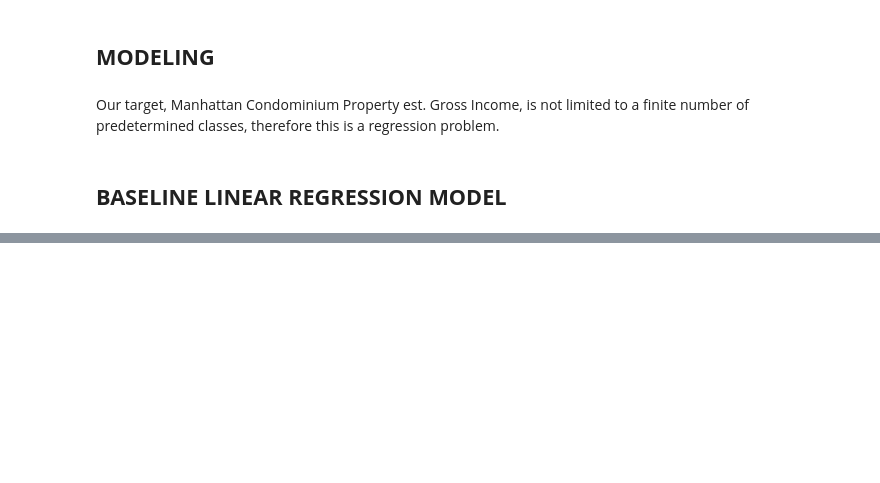
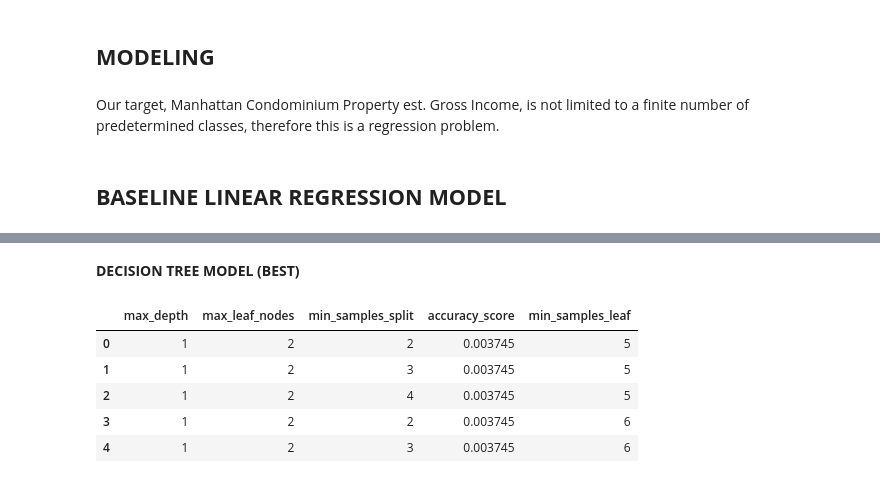
Before and after one commit to starkjones/NYC-Condominium-Rental-Income-Analysis, a Jupyter notebook: NYC_Condo_Comp_RI__Analysis.ipynb, the cells around one changed output, grey strips where cells are left out. Cells and saved outputs as stored; diff of their text form; code cells hidden in the pictures; blank space fills up the shorter version.

```diff
--- a/NYC_Condo_Comp_RI__Analysis.ipynb
+++ b/NYC_Condo_Comp_RI__Analysis.ipynb
@@ -689,0 +793,54 @@ Basline Model Training Scores:
+# %% [markdown]
+**DECISION TREE MODEL (BEST)**
+# %%
+# Best Decision Tree Model with tuned hyperparameters:
+# adapted from David Wan
+
+# List of hyperparameters that will be tuned:
+md_val = []       # max_depth
+ln_val = []       # max_leaf_nodes
+msl_val =[]       # min_samples_leaf
+mss_val = []      # min_samples_split
+accscore = []     # accuracy score
+
+# Loop to interate through hyperparameters:
+
+for md in range(1,5):
+  for ln in range(2,5):
+    for msl in range(5,8):
+      for mss in range(2,5):
+
+        # Model Instantiation:
+        DTb = DecisionTreeClassifier(max_depth = md,
+                                   max_leaf_nodes = ln,
+                                   min_samples_leaf = msl,
+                                   min_samples_split = mss)
+      # Pipeline & Fit:
+        DTbp = make_pipeline(preprocessor, DTb)
+        DTbp.fit(X_train, y_train)
+        test_score = DTbp.score(X_test, y_test)
+
+      # Adding test scores to the list:
+        md_val.append(md)
+        ln_val.append(ln)
+        msl_val.append(msl)
+        mss_val.append(mss)
+        accscore.append(test_score)
+# %%
+# Test Score Data Frame:
+
+accuracydf = pd.DataFrame()
+accuracydf['max_depth'] = md_val
+accuracydf['max_leaf_nodes'] = ln_val
+accuracydf['min_samples_split'] = mss_val
+accuracydf['accuracy_score'] = accscore
+accuracydf['min_samples_leaf'] = msl_val
+
+accuracydf.head()
+# %% [output]
+|  | max_depth | max_leaf_nodes | min_samples_split | accuracy_score | min_samples_leaf |
+| 0 | 1 | 2 | 2 | 0.003745 | 5 |
+| 1 | 1 | 2 | 3 | 0.003745 | 5 |
+| 2 | 1 | 2 | 4 | 0.003745 | 5 |
+| 3 | 1 | 2 | 2 | 0.003745 | 6 |
+| 4 | 1 | 2 | 3 | 0.003745 | 6 |
```
Also changed, not shown: parts of 16 cells of this notebook.
